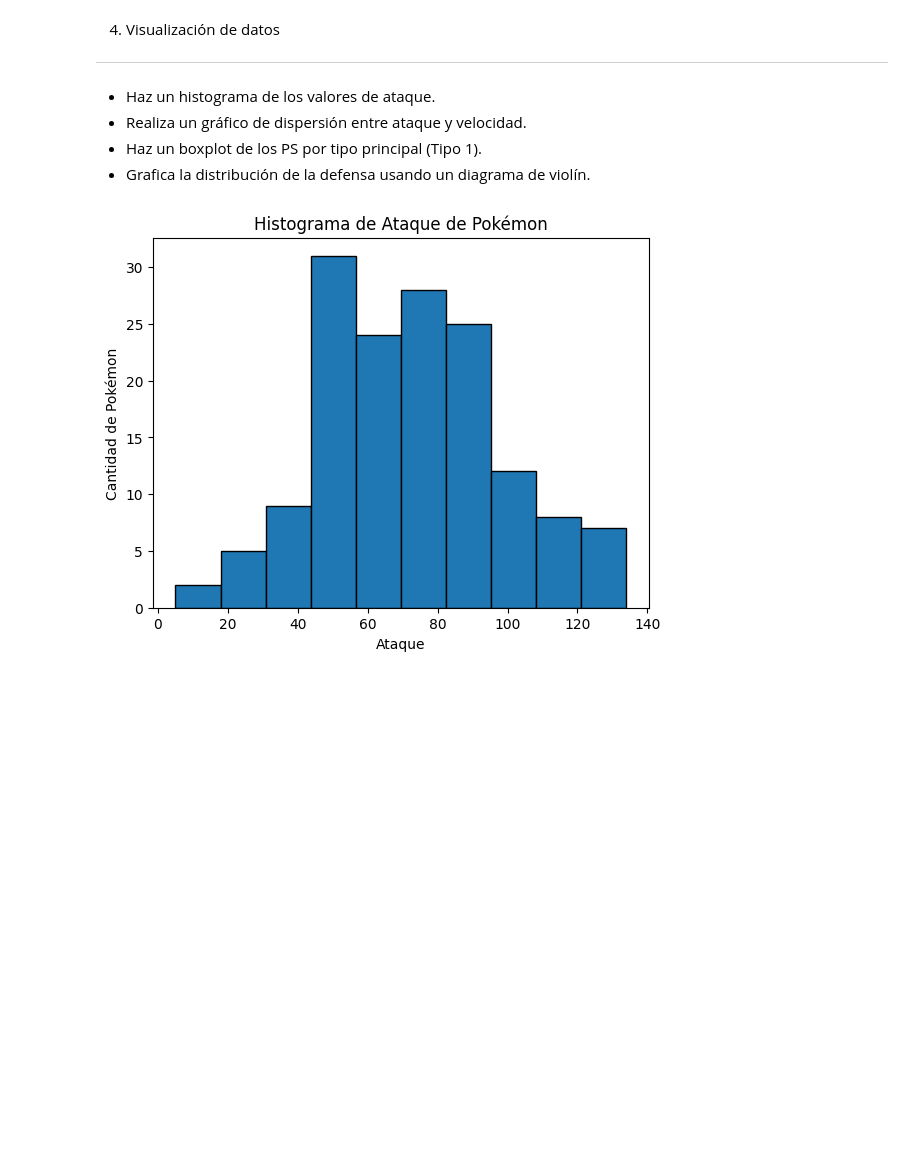
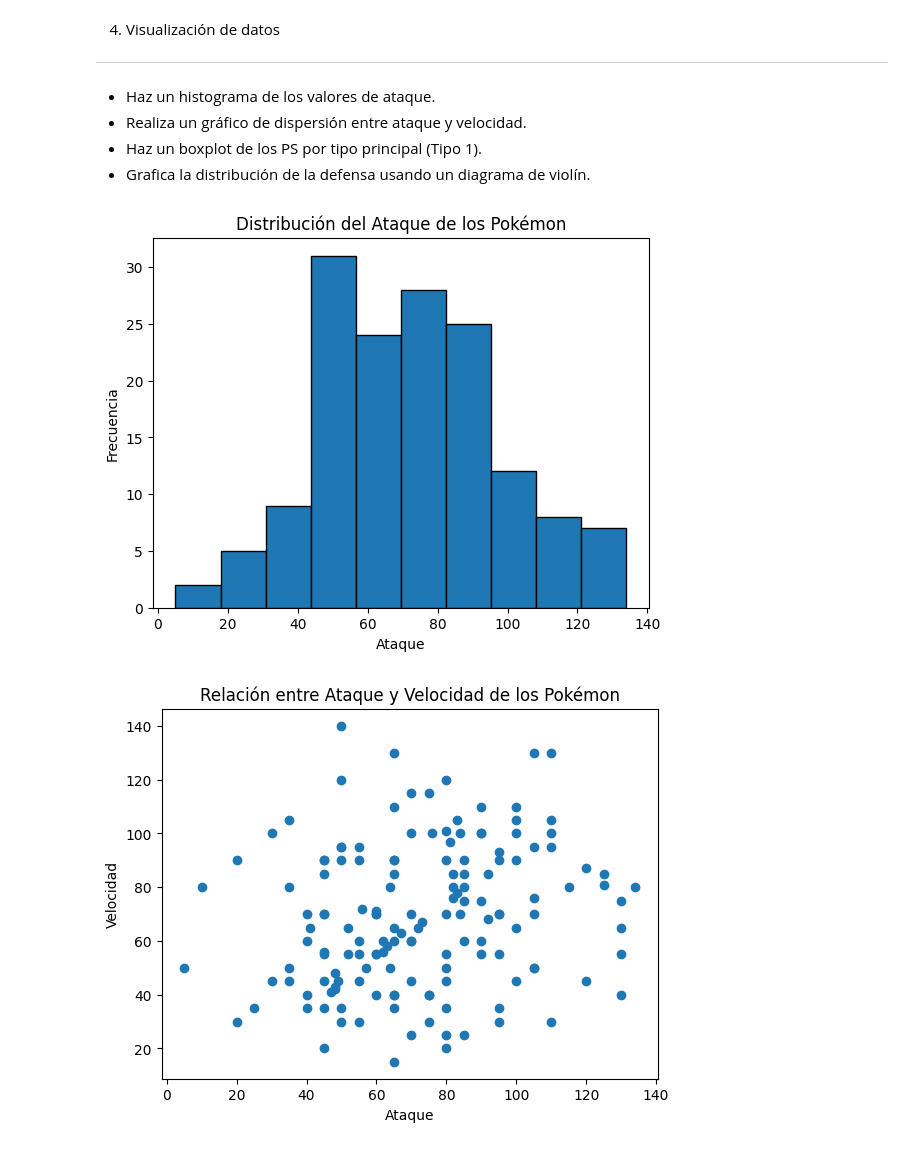
Before and after one commit to bortizp/Tarea-data-science---Pokedex, a Jupyter notebook: python1.ipynb, the cells around one changed output. Cells and saved outputs as stored; diff of their text form; code cells hidden in the pictures; blank space fills up the shorter version.

```diff
--- a/python1.ipynb
+++ b/python1.ipynb
@@ -85,10 +94,29 @@ promedio: 72.4
 - Haz un boxplot de los PS por tipo principal (Tipo 1).
 - Grafica la distribución de la defensa usando un diagrama de violín.
 # %%
-plt.hist(pokedex["Ataque"], bins=10, edgecolor='black')  # puedes cambiar 'bins' según lo detallado que quieras el histograma
+plt.hist(pokedex["Ataque"], bins=10, edgecolor='black') # Histograma
 plt.xlabel("Ataque")
-plt.ylabel("Cantidad de Pokémon")
-plt.title("Histograma de Ataque de Pokémon")
+plt.ylabel("Frecuencia")
+plt.title("Distribución del Ataque de los Pokémon")
 plt.show()
+
+plt.scatter(pokedex["Ataque"], pokedex["Velocidad"]) # Gráfico de dispersión
+plt.xlabel("Ataque")
+plt.ylabel("Velocidad")
+plt.title("Relación entre Ataque y Velocidad de los Pokémon")
+plt.show()
+
+pokedex.boxplot(column="PS", by="Tipo 1", rot=90) # Boxplot de PS por Tipo 1
+plt.ylabel("PS")
+plt.title("Boxplot de PS por Tipo 1")
+plt.suptitle("")
+plt.show()
+
+sns.violinplot(x="Tipo 1", y="Defensa", data=pokedex) # Gráfico de violín de Defensa por Tipo 1
+plt.xticks(rotation=90)
+plt.ylabel("Defensa")
+plt.title("Distribución de la Defensa por Tipo 1")
+plt.show()
 # %% [output]
-[figure, old version]
+[figure, new version]
+[figure, added]
```
Also changed, not shown: parts of 4 cells of this notebook, 1 other file.
